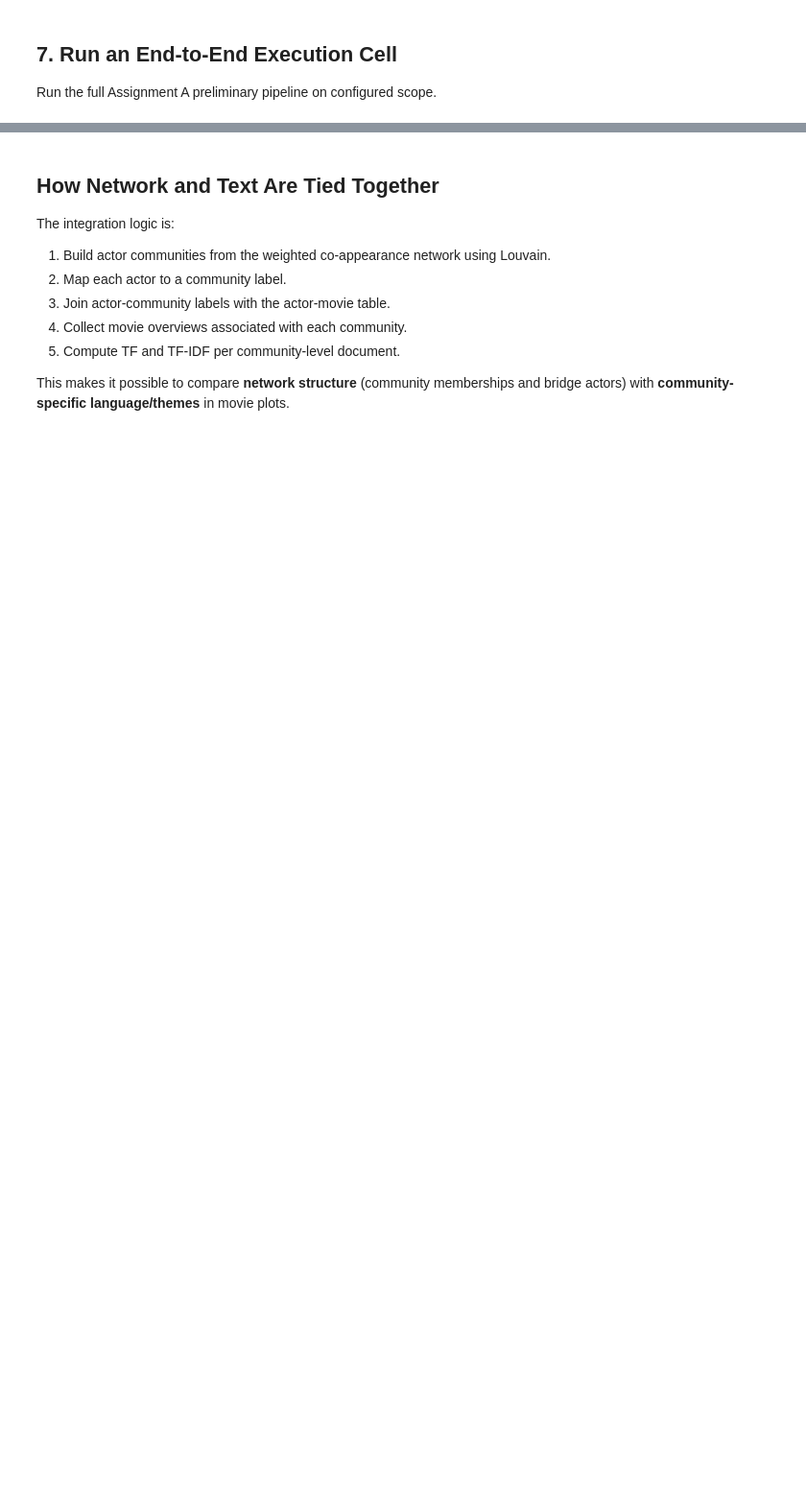
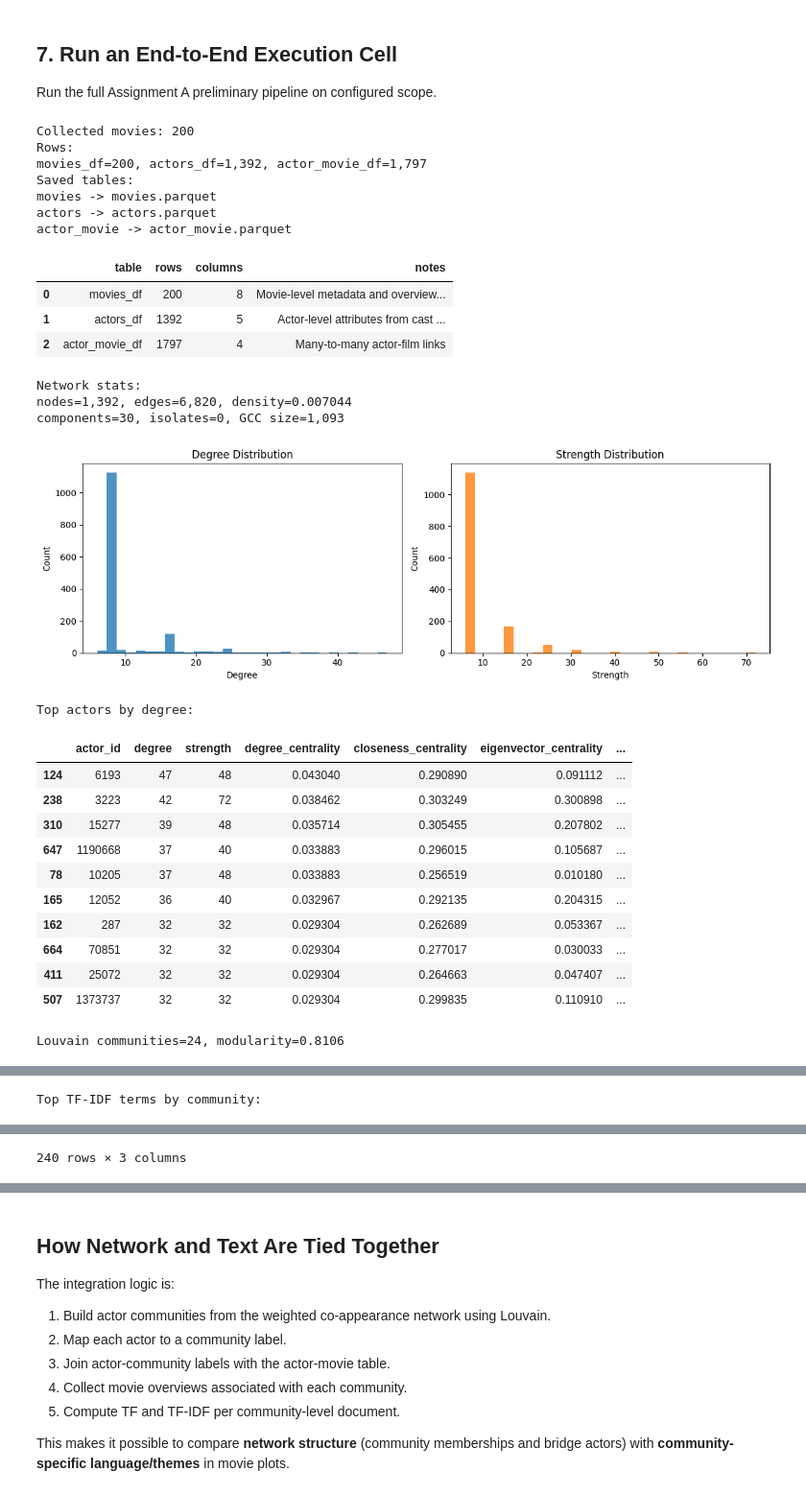
Before and after one commit to MattisK/Project-Assignment-CSS, a Jupyter notebook: ProjectAssignmentA.ipynb, the cells around one changed output, grey strips where cells are left out. Shown at 96% size. Cells and saved outputs as stored; diff of their text form; code cells hidden in the pictures; blank space fills up the shorter version.

```diff
--- a/ProjectAssignmentA.ipynb
+++ b/ProjectAssignmentA.ipynb
@@ -277,6 +307,27 @@ def clean_and_tokenize(text: str):
 def top_tf_terms(tokens_list: list, n: int = 10):
     """Return top terms by raw term frequency."""
     return Counter(tokens_list).most_common(n)
+# %%
+def save_table(df: pd.DataFrame, base_path: Path) -> Path:
+    """Save a table as parquet when available, otherwise fall back to CSV."""
+    try:
+        parquet_path = base_path.with_suffix(".parquet")
+        df.to_parquet(parquet_path, index=False)
+        return parquet_path
+    except Exception:
+        csv_path = base_path.with_suffix(".csv")
+        df.to_csv(csv_path, index=False)
+        return csv_path
+
+
+def dataset_summary(movies_df: pd.DataFrame, actors_df: pd.DataFrame, actor_movie_df: pd.DataFrame) -> pd.DataFrame:
+    """Create a compact summary table for the main datasets."""
+    summary_rows = [
+        {"table": "movies_df", "rows": len(movies_df), "columns": len(movies_df.columns), "notes": "Movie-level metadata and overview text"},
+        {"table": "actors_df", "rows": len(actors_df), "columns": len(actors_df.columns), "notes": "Actor-level attributes from cast credits"},
+        {"table": "actor_movie_df", "rows": len(actor_movie_df), "columns": len(actor_movie_df.columns), "notes": "Many-to-many actor-film links"},
+    ]
+    return pd.DataFrame(summary_rows)
 # %% [markdown]
 ## 4. Implement the First Working Feature
 
@@ -413,12 +483,20 @@ else:
     movies_df, actors_df, actor_movie_df = build_tables(movies, details_by_id, credits_by_id)
     validate_tables(movies_df, actors_df, actor_movie_df)
 
-    movies_df.to_parquet(PROCESSED_DIR / "movies.parquet", index=False)
-    actors_df.to_parquet(PROCESSED_DIR / "actors.parquet", index=False)
-    actor_movie_df.to_parquet(PROCESSED_DIR / "actor_movie.parquet", index=False)
+    movies_path = save_table(movies_df, PROCESSED_DIR / "movies")
+    actors_path = save_table(actors_df, PROCESSED_DIR / "actors")
+    actor_movie_path = save_table(actor_movie_df, PROCESSED_DIR / "actor_movie")
+
+    summary_df = dataset_summary(movies_df, actors_df, actor_movie_df)
+    summary_df.to_csv(OUTPUTS_DIR / "table_dataset_summary.csv", index=False)
 
     print("Rows:")
     print(f"movies_df={len(movies_df):,}, actors_df={len(actors_df):,}, actor_movie_df={len(actor_movie_df):,}")
+    print("Saved tables:")
+    print(f"movies -> {movies_path.name}")
+    print(f"actors -> {actors_path.name}")
+    print(f"actor_movie -> {actor_movie_path.name}")
+    display(summary_df)
 
     # 4) Build weighted actor network
     G = build_weighted_actor_graph(actor_movie_df)
@@ -548,30 +626,59 @@ else:
             top_terms = top_tf_terms(r["tokens"], n=10)
             for term, freq in top_terms:
                 tf_rows.append({"community": r["community"], "term": term, "tf": freq})
         tf_df = pd.DataFrame(tf_rows)
         tf_df.to_csv(OUTPUTS_DIR / "table_tf_terms.csv", index=False)
 
         # TF-IDF
         if SKLEARN_AVAILABLE and len(docs) > 1:
             corpus = docs["tokens"].apply(lambda toks: " ".join(toks)).tolist()
             vectorizer = TfidfVectorizer(max_features=4000)
             X = vectorizer.fit_transform(corpus)
             terms = np.array(vectorizer.get_feature_names_out())
 
             tfidf_rows = []
             for i, comm in enumerate(docs["community"].tolist()):
                 row = X[i].toarray().ravel()
                 if row.sum() == 0:
                     continue
                 top_idx = np.argsort(row)[-10:][::-1]
                 for idx in top_idx:
                     tfidf_rows.append({"community": comm, "term": terms[idx], "tfidf": float(row[idx])})
 
             tfidf_df = pd.DataFrame(tfidf_rows)
             tfidf_df.to_csv(OUTPUTS_DIR / "table_tfidf_terms.csv", index=False)
             print("\nTop TF-IDF terms by community:")
             display(tfidf_df.groupby("community").head(10))
         else:
             print("TF-IDF skipped: sklearn missing or only one community available.")
     else:
         print("No partition available for text/community tie-in.")
+# %% [output]
+Collected movies: 200
+Rows:
+movies_df=200, actors_df=1,392, actor_movie_df=1,797
+Saved tables:
+movies -> movies.parquet
+actors -> actors.parquet
+actor_movie -> actor_movie.parquet
+|  | table | rows | columns | notes |
+| 0 | movies_df | 200 | 8 | Movie-level metadata and overview... |
+| 1 | actors_df | 1392 | 5 | Actor-level attributes from cast ... |
+| 2 | actor_movie_df | 1797 | 4 | Many-to-many actor-film links |
+Network stats:
+nodes=1,392, edges=6,820, density=0.007044
+components=30, isolates=0, GCC size=1,093
+[figure, added]
+Top actors by degree:
+|  | actor_id | degree | strength | degree_centrality | closeness_centrality | eigenvector_centrality | ... |
+| 124 | 6193 | 47 | 48 | 0.043040 | 0.290890 | 0.091112 | ... |
+| 238 | 3223 | 42 | 72 | 0.038462 | 0.303249 | 0.300898 | ... |
+| 310 | 15277 | 39 | 48 | 0.035714 | 0.305455 | 0.207802 | ... |
+| 647 | 1190668 | 37 | 40 | 0.033883 | 0.296015 | 0.105687 | ... |
+| 78 | 10205 | 37 | 48 | 0.033883 | 0.256519 | 0.010180 | ... |
+| 165 | 12052 | 36 | 40 | 0.032967 | 0.292135 | 0.204315 | ... |
+| 162 | 287 | 32 | 32 | 0.029304 | 0.262689 | 0.053367 | ... |
+| 664 | 70851 | 32 | 32 | 0.029304 | 0.277017 | 0.030033 | ... |
+| 411 | 25072 | 32 | 32 | 0.029304 | 0.264663 | 0.047407 | ... |
+| 507 | 1373737 | 32 | 32 | 0.029304 | 0.299835 | 0.110910 | ... |
+Louvain communities=24, modularity=0.8106
@@ -577,0 +702 @@ else:
+Top TF-IDF terms by community:
@@ -578,3 +715,4 @@ else:
+240 rows × 3 columns
 # %% [markdown]
 ## 8. Log Outputs and Save Artifacts
 
```
Also changed, not shown: parts of 14 cells of this notebook, 1 other file.
